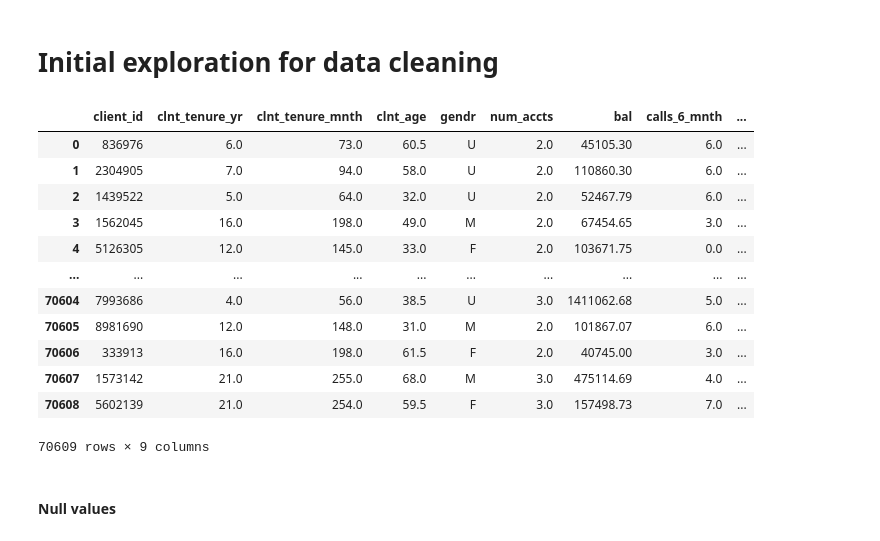
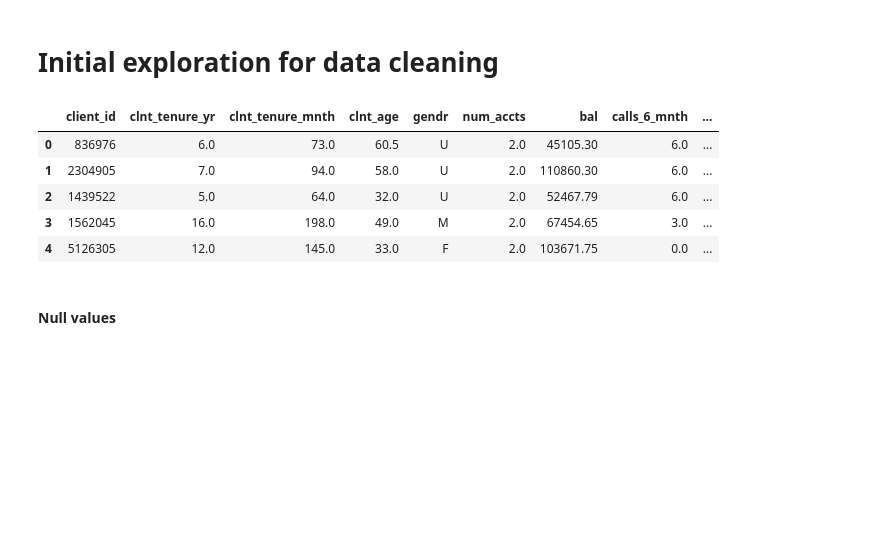
Before and after one commit to dimitsagk/AB_Testing_Analysis, a Jupyter notebook: notebooks/Project_01_Initial_Exploration.ipynb, the cells around one changed output. Saved outputs shown, nothing was run; the diff lists cells and outputs as text; code cells hidden in the pictures; blank space fills up the shorter version.

```diff
--- a/notebooks/Project_01_Initial_Exploration.ipynb
+++ b/notebooks/Project_01_Initial_Exploration.ipynb
@@ -25,18 +23,11 @@ df_trace = pd.concat([df2, df3], axis=0)
 # %% [markdown]
 # Initial exploration for data cleaning
 # %%
-df_clients
+df_clients.head()
 # %% [output]
 |  | client_id | clnt_tenure_yr | clnt_tenure_mnth | clnt_age | gendr | num_accts | bal | calls_6_mnth | ... |
 | 0 | 836976 | 6.0 | 73.0 | 60.5 | U | 2.0 | 45105.30 | 6.0 | ... |
 | 1 | 2304905 | 7.0 | 94.0 | 58.0 | U | 2.0 | 110860.30 | 6.0 | ... |
 | 2 | 1439522 | 5.0 | 64.0 | 32.0 | U | 2.0 | 52467.79 | 6.0 | ... |
 | 3 | 1562045 | 16.0 | 198.0 | 49.0 | M | 2.0 | 67454.65 | 3.0 | ... |
 | 4 | 5126305 | 12.0 | 145.0 | 33.0 | F | 2.0 | 103671.75 | 0.0 | ... |
-| ... | ... | ... | ... | ... | ... | ... | ... | ... | ... |
-| 70604 | 7993686 | 4.0 | 56.0 | 38.5 | U | 3.0 | 1411062.68 | 5.0 | ... |
-| 70605 | 8981690 | 12.0 | 148.0 | 31.0 | M | 2.0 | 101867.07 | 6.0 | ... |
-| 70606 | 333913 | 16.0 | 198.0 | 61.5 | F | 2.0 | 40745.00 | 3.0 | ... |
-| 70607 | 1573142 | 21.0 | 255.0 | 68.0 | M | 3.0 | 475114.69 | 4.0 | ... |
-| 70608 | 5602139 | 21.0 | 254.0 | 59.5 | F | 3.0 | 157498.73 | 7.0 | ... |
-70609 rows × 9 columns
```
Also changed, not shown: parts of 22 cells of this notebook.
